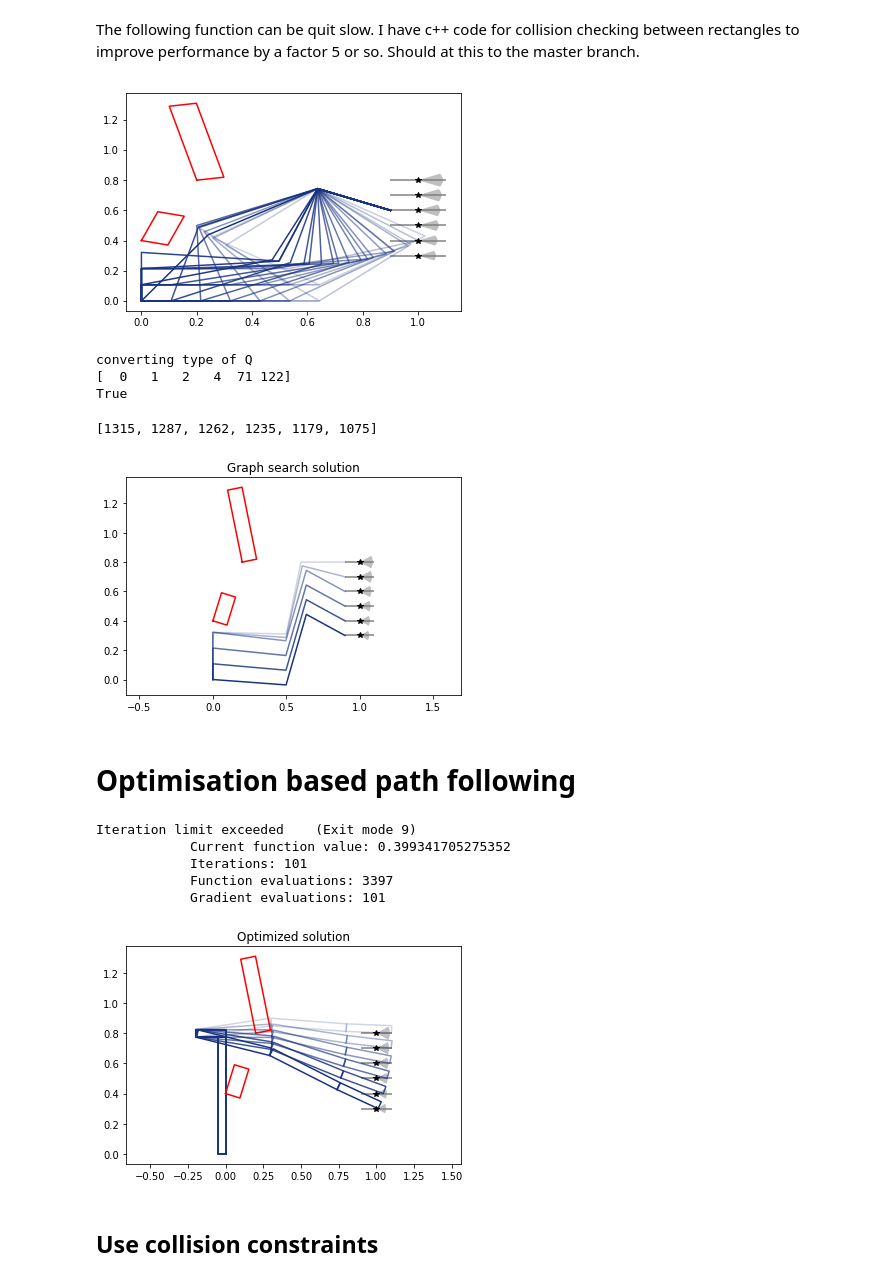
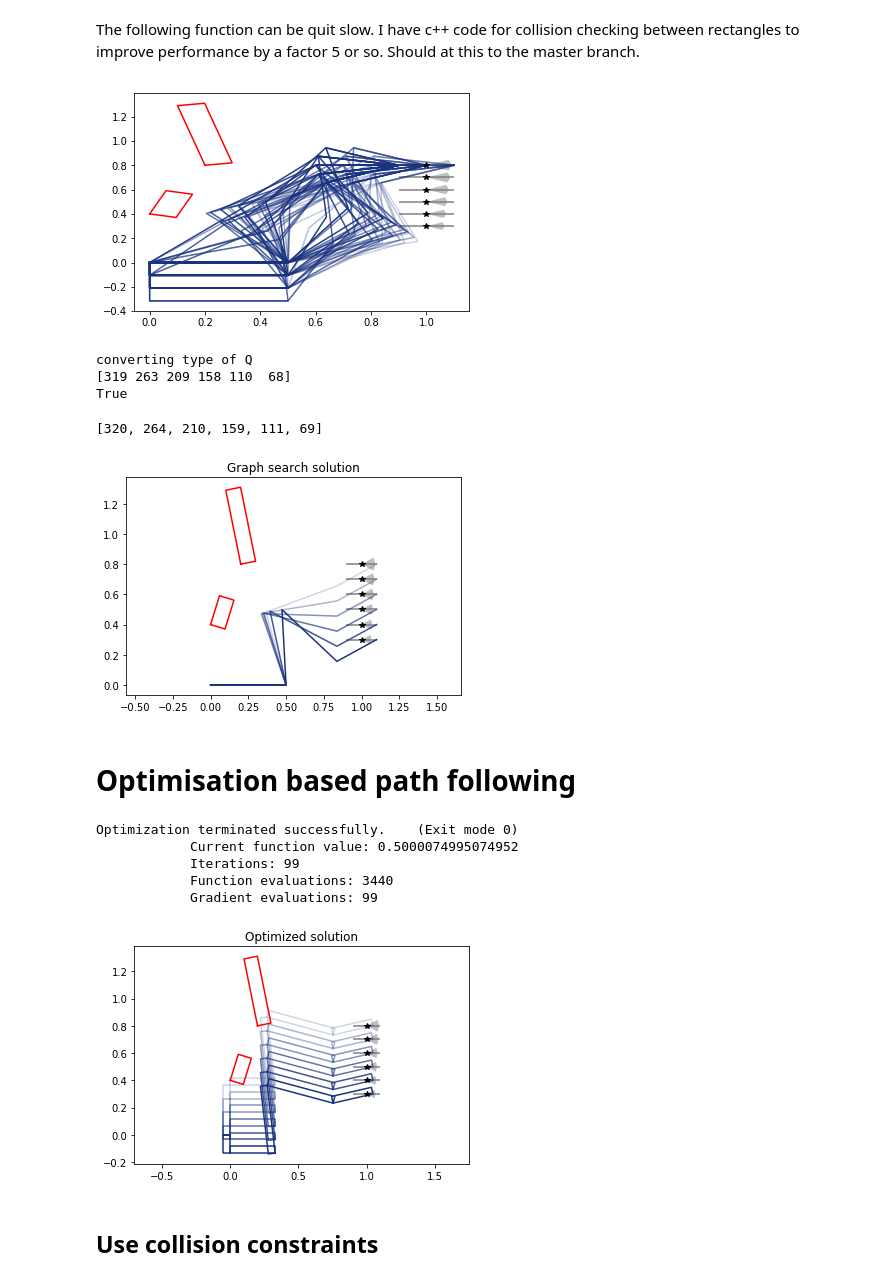
Before and after one commit to JeroenDM/planar_python_robotics, a Jupyter notebook: example_redundant_kinematics.ipynb, the cells around one changed output. Cells and saved outputs as stored; diff of their text form; code cells hidden in the pictures.

```diff
--- a/example_redundant_kinematics.ipynb
+++ b/example_redundant_kinematics.ipynb
@@ -39,17 +39,20 @@ plt.show()
 from ppr.path import cart_to_joint
 # %% [markdown]
 The following function can be quit slow. I have c++ code for collision checking between rectangles to improve performance by a factor 5 or so. Should at this to the master branch.
-# %%
-robot1.ik_samples = 15
-path_js = cart_to_joint(robot1, path1, check_collision=True, scene=sc1)
+# %%
+# set joint limits for the first two joints (the other ones are not used yet...)
+robot1.set_joint_limits([[-2, 0], [-1, 0.5]])
+# change the number of ik samples
+robot1.ik_samples = [20, 4]
+path_js = cart_to_joint(robot1, path1, check_collision=True, scene=sc1)
 # %%
 fig2, ax2 = plt.subplots()
-robot1.plot_path_kinematics(ax2, path_js[3][1:30])
+robot1.plot_path_kinematics(ax2, path_js[5])
 for tp in path1: tp.plot(ax2)
 for r in sc1: r.plot(ax2, 'r')
 plt.show()
 # %% [output]
-[figure, old version]
+[figure, new version]
 # %%
 from ppr.path import get_shortest_path
 # %%
@@ -57,13 +60,13 @@ sol = get_shortest_path(path_js)
 print(sol['success'])
 # %% [output]
 converting type of Q
-[  0   1   2   4  71 122]
+[319 263 209 158 110  68]
 True
 # %%
 # show the number of sampled joint positions for every trajectory point
 [qp.shape[0] for qp in path_js]
 # %% [output]
-[1315, 1287, 1262, 1235, 1179, 1075]
+[320, 264, 210, 159, 111, 69]
 # %%
 fig3, ax3 = plt.subplots()
 plt.title("Graph search solution")
@@ -73,7 +76,7 @@ for tp in path1: tp.plot(ax3)
 for r in sc1: r.plot(ax3, 'r')
 plt.show()
 # %% [output]
-[figure, old version]
+[figure, new version]
 # %% [markdown]
 # Optimisation based path following
 # %%
@@ -86,11 +89,11 @@ q_init = sol['path']
 # %%
 q_opt, dq_opt, ddq_opt = get_optimal_trajectory(robot1, path1, q_init)
 # %% [output]
-Iteration limit exceeded    (Exit mode 9)
-            Current function value: 0.399341705275352
-            Iterations: 101
-            Function evaluations: 3397
-            Gradient evaluations: 101
+Optimization terminated successfully.    (Exit mode 0)
+            Current function value: 0.5000074995074952
+            Iterations: 99
+            Function evaluations: 3440
+            Gradient evaluations: 99
 # %%
 fig4, ax4 = plt.subplots()
 plt.title("Optimized solution")
@@ -100,7 +103,7 @@ for tp in path1: tp.plot(ax4)
 for r in sc1: r.plot(ax4, 'r')
 plt.show()
 # %% [output]
-[figure, old version]
+[figure, new version]
 # %% [markdown]
 ## Use collision constraints
 # %%
```
Also changed, not shown: parts of 5 cells of this notebook, 4 other files.
